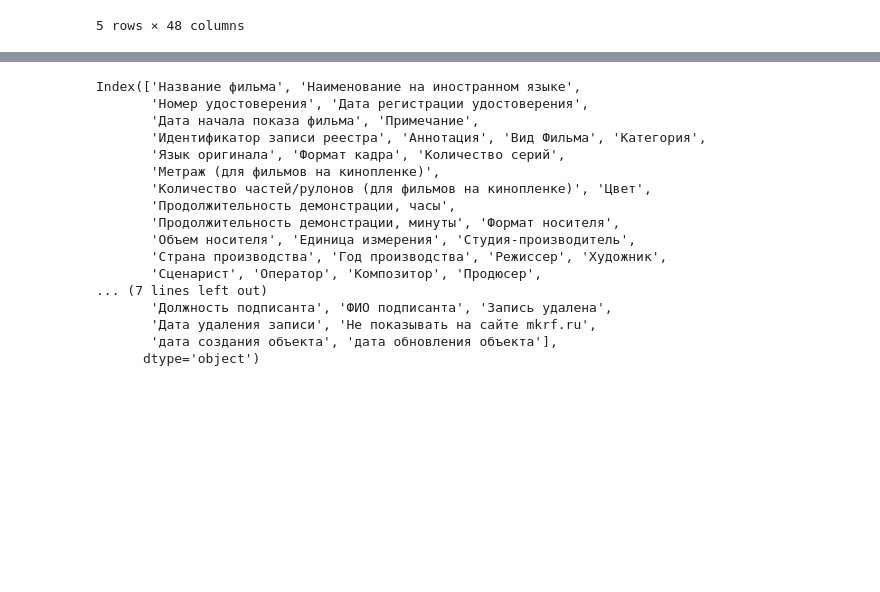
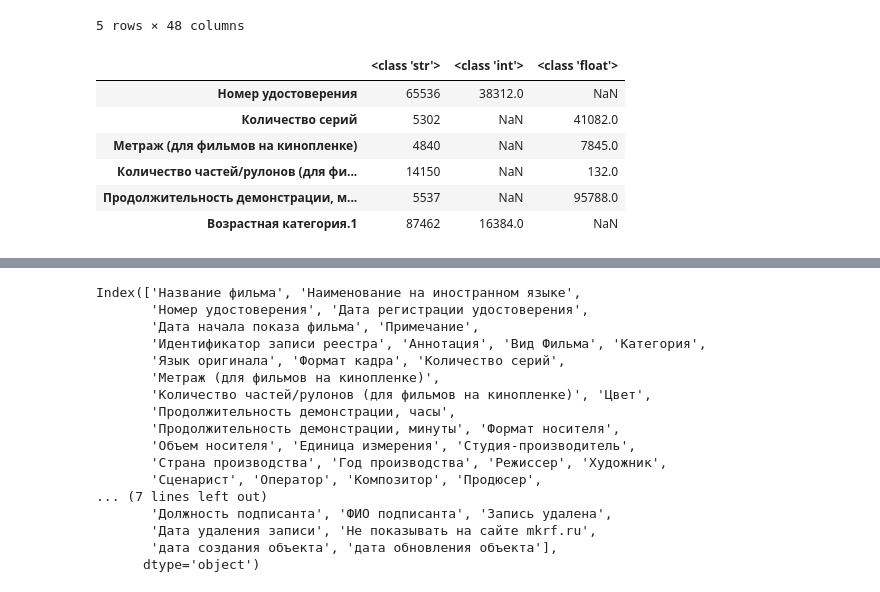
Before and after one commit to rvegrc/de, a Jupyter notebook: db_ops/db_ops.ipynb, the cells around one changed output, grey strips where cells are left out. Cells and saved outputs as stored; diff of their text form; code cells hidden in the pictures; blank space fills up the shorter version.

```diff
--- a/db_ops/db_ops.ipynb
+++ b/db_ops/db_ops.ipynb
@@ -97,6 +97,36 @@ raw_data.head()
 | 3 | Как я встретил её маму | NaN | 111001324 | 2024-01-30T12:00:00.000Z | ... |
 | 4 | Миссия в Москве | Mo Si Ke xing dong | 121002924 | 2024-01-30T12:00:00.000Z | ... |
 5 rows × 48 columns
+# %%
+def not_same_types(df: pd.DataFrame, col_name: str) -> pd.Series | None:
+    """
+    If there are multiple dtypes in col, return a col_name with counts of each dtype.
+    Null values are ignored in the check.
+    If all dtypes are the same, return None.
+    """
+    non_null_col = df[col_name][df[col_name].notnull()]
+    col_types = non_null_col.apply(type).value_counts()
+    if len(col_types) > 1:
+        return col_types
+    else:
+        return None
+
+not_same_types_cols = {}
+for col in raw_data.columns:
+    not_same_types_col = not_same_types(raw_data, col)
+    if not_same_types_col is not None:
+        not_same_types_cols[col] = not_same_types_col.to_dict()
+
+not_same_types_df = pd.DataFrame.from_dict(not_same_types_cols, orient='index')
+display(not_same_types_df)
+# %% [output]
+|  | <class 'str'> | <class 'int'> | <class 'float'> |
+| Номер удостоверения | 65536 | 38312.0 | NaN |
+| Количество серий | 5302 | NaN | 41082.0 |
+| Метраж (для фильмов на кинопленке) | 4840 | NaN | 7845.0 |
+| Количество частей/рулонов (для фи... | 14150 | NaN | 132.0 |
+| Продолжительность демонстрации, м... | 5537 | NaN | 95788.0 |
+| Возрастная категория.1 | 87462 | 16384.0 | NaN |
 # %%
 pd_tools.df_info(raw_data)
 # %% [output]
```
Also changed, not shown: parts of 13 cells of this notebook, 1 other file.
